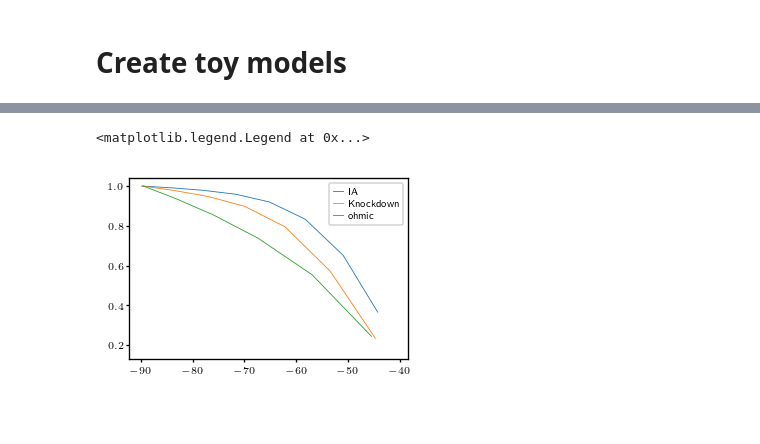
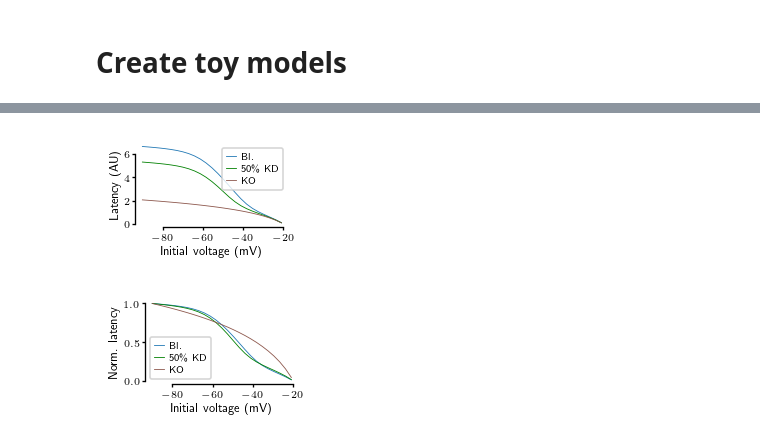
Before and after one commit to nauralcodinglab/raphegif, a Jupyter notebook: figs/scripts/writeup/IA_toy_model.ipynb, the cells around one changed output, grey strips where cells are left out. Drawn from its saved outputs; the diff is of its cells as text; code cells hidden in the pictures; blank space fills up the shorter version.

```diff
--- a/figs/scripts/writeup/IA_toy_model.ipynb
+++ b/figs/scripts/writeup/IA_toy_model.ipynb
@@ -30,9 +30,9 @@ plt.style.use(os.path.join(NOTEBOOK_PATH, 'publication_figure_style.dms'))
 # %% [markdown]
 # Create toy models
 # %%
-ga = 20
-tau_h = 1.0
-input_strength = 40.2
+ga = 10
+tau_h = 1.2
+input_strength = 60.2
 Vinput = np.empty((10000, 1))
 step_index = 3000
 burn_index = 2000  # Burn in period in indices
@@ -118,7 +123,7 @@ pltools.hide_ticks(ax = I_ax_hi)
 # %%
-input_strength = 40.2
-Vinput = np.empty((20000, 1))
-step_index = 3000
+input_strength = 60.2
+Vinput = np.empty((10000, 1))
+step_index = 0
 Vinput[step_index:] = input_strength
 dt = 1e-3
 
@@ -130,21 +135,20 @@ latency_data = {
     'ohmic_V0': [],
     'ohmic_latency': []
 }
-for V0 in np.linspace(-90, -40, 10):
+for V0 in np.linspace(-90, -21, 25):
     reprint('Running simulations for V0 = {}'.format(V0))
-
-    Vinput[:step_index] = toy_IA_neuron.ss_clamp(V0)
 
     for mod, latency_label, V0_label in zip(
         [toy_IA_neuron, toy_knockdown_neuron, toy_ohmic_neuron],
         ['IA_latency', 'knockdown_latency', 'ohmic_latency'],
         ['IA_V0', 'knockdown_V0', 'ohmic_V0']
     ):
+        Vinput[:step_index] = mod.ss_clamp(V0)
         V_mat, spks_mat, _, _ = mod.simulate(V0, Vinput, dt=1e-3)
         latency_data[latency_label].append(
             getSpikeLatency(
                 spks_mat.flatten().astype(np.float16), step_index * 1e-3, threshold=0.5, dt=dt
             )
         )
-        latency_data[V0_label].append(V_mat.flatten()[(step_index - 100):step_index].mean())
+        latency_data[V0_label].append(V0)#V_mat.flatten()[(step_index - 100):(step_index-1)].mean())
 # %% [output]
@@ -160,8 +156,53 @@ plt.legend()
+# %%
+plt.figure(figsize=(1.7, 1))
+
+plt.plot(latency_data['IA_V0'], latency_data['IA_latency'], label= 'Bl.', color=colors['ser'])
+plt.plot(latency_data['knockdown_V0'], latency_data['knockdown_latency'], label='50\% KD', color='green')
+plt.plot(latency_data['ohmic_V0'], latency_data['ohmic_latency'], label='KO', color=colors['4AP'])
+
+plt.xlabel('Initial voltage (mV)')
+plt.ylabel('Latency (AU)')
+plt.legend()
+pltools.hide_border('tr', trim=True)
+
+plt.subplots_adjust(left=0.2, bottom=0.25, top=0.95, right=0.95)
+
+if IMG_PATH is not None:
+    plt.savefig(os.path.join(IMG_PATH, 'toy_IA_absolute_latency.png'))
+    plt.savefig(os.path.join(IMG_PATH, 'toy_IA_absolute_latency.svg'))
+# %% [output]
+[figure, added]
 # %%
-plt.plot(latency_data['IA_V0'], latency_data['IA_latency'] / np.nanmax(latency_data['IA_latency']), label= 'IA')
-plt.plot(latency_data['knockdown_V0'], latency_data['knockdown_latency'] / np.nanmax(latency_data['knockdown_latency']), label='Knockdown')
-plt.plot(latency_data['ohmic_V0'], latency_data['ohmic_latency'] / np.nanmax(latency_data['ohmic_latency']), label='ohmic')
+plt.figure(figsize=(1.7, 1))
+
+plt.plot(
+    latency_data['IA_V0'],
+    latency_data['IA_latency'] / np.nanmax(latency_data['IA_latency']),
+    label= 'Bl.',
+    color=colors['ser']
+)
+plt.plot(
+    latency_data['knockdown_V0'],
+    latency_data['knockdown_latency'] / np.nanmax(latency_data['knockdown_latency']),
+    label='50\% KD',
+    color='green'
+)
+plt.plot(
+    latency_data['ohmic_V0'],
+    latency_data['ohmic_latency'] / np.nanmax(latency_data['ohmic_latency']),
+    label='KO',
+    color=colors['4AP']
+)
+
+plt.xlabel('Initial voltage (mV)')
+plt.ylabel('Norm. latency')
 plt.legend()
+pltools.hide_border('tr', trim=True)
+
+plt.subplots_adjust(left=0.2, bottom=0.25, top=0.95, right=0.95)
+
+if IMG_PATH is not None:
+    plt.savefig(os.path.join(IMG_PATH, 'toy_IA_relative_latency.png'))
+    plt.savefig(os.path.join(IMG_PATH, 'toy_IA_relative_latency.svg'))
 # %% [output]
-<matplotlib.legend.Legend at 0x...>
-[figure, old version]
+[figure, new version]
```
Also changed, not shown: parts of 4 cells of this notebook, 1 other file.
